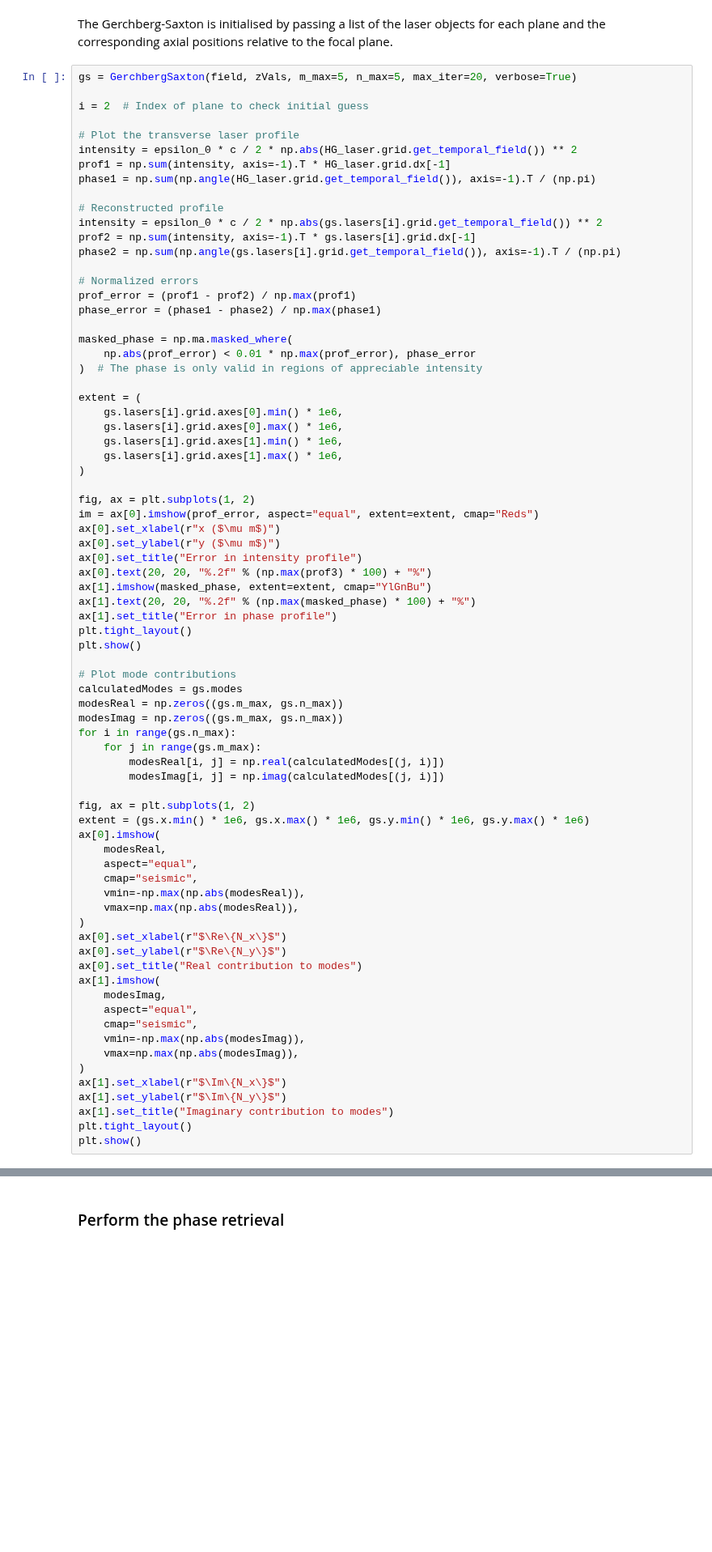
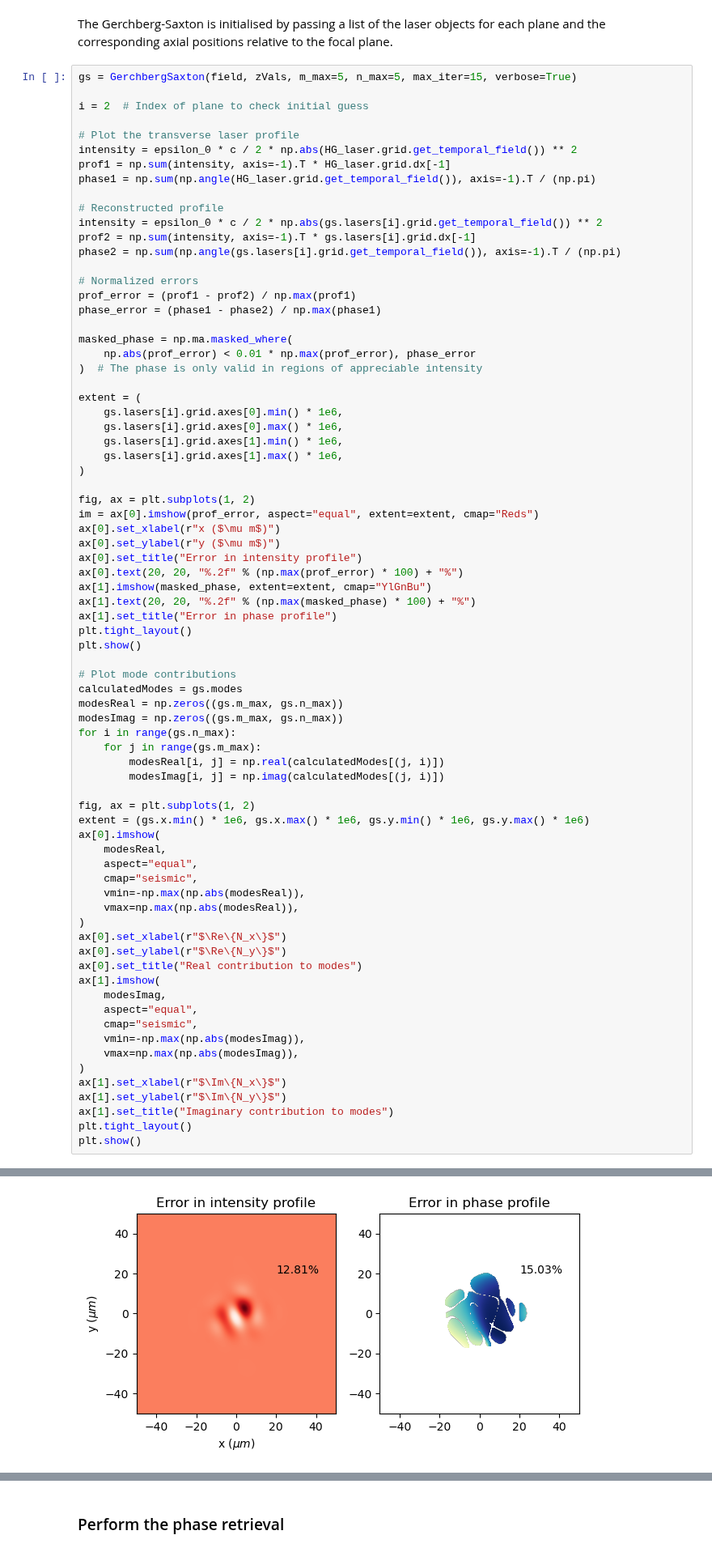
Before and after one commit to LASY-org/lasy, a Jupyter notebook: docs/source/tutorials/gerchberg_saxton_retrieval.ipynb, the cells around one changed output, grey strips where cells are left out. Shown at 81% size. Drawn from its saved outputs; the diff is of its cells as text; blank space fills up the shorter version.

```diff
--- a/docs/source/tutorials/gerchberg_saxton_retrieval.ipynb
+++ b/docs/source/tutorials/gerchberg_saxton_retrieval.ipynb
@@ -136,7 +155,7 @@ zVals = [-2 * zScan, -zScan, 0, zScan, 2 * zScan]
 # %% [markdown]
 The Gerchberg-Saxton is initialised by passing a list of the laser objects for each plane and the corresponding axial positions relative to the focal plane.
 # %%
-gs = GerchbergSaxton(field, zVals, m_max=5, n_max=5, max_iter=20, verbose=True)
+gs = GerchbergSaxton(field, zVals, m_max=5, n_max=5, max_iter=15, verbose=True)
 
 i = 2  # Index of plane to check initial guess
 
@@ -170,7 +189,7 @@ im = ax[0].imshow(prof_error, aspect="equal", extent=extent, cmap="Reds")
 ax[0].set_xlabel(r"x ($\mu m$)")
 ax[0].set_ylabel(r"y ($\mu m$)")
 ax[0].set_title("Error in intensity profile")
-ax[0].text(20, 20, "%.2f" % (np.max(prof3) * 100) + "%")
+ax[0].text(20, 20, "%.2f" % (np.max(prof_error) * 100) + "%")
 ax[1].imshow(masked_phase, extent=extent, cmap="YlGnBu")
 ax[1].text(20, 20, "%.2f" % (np.max(masked_phase) * 100) + "%")
 ax[1].set_title("Error in phase profile")
@@ -210,3 +229,4 @@ ax[1].set_ylabel(r"$\Im\{N_y\}$")
 ax[1].set_title("Imaginary contribution to modes")
 plt.tight_layout()
 plt.show()
+# %% [output]
@@ -212,0 +244 @@ plt.show()
+[figure, added]
```
Also changed, not shown: parts of 8 cells of this notebook.
